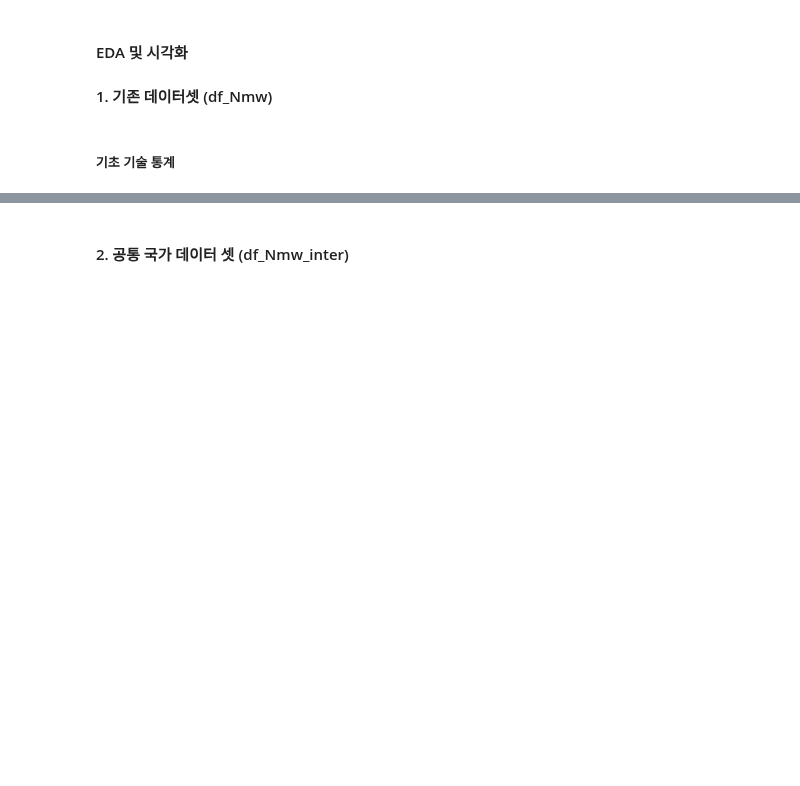
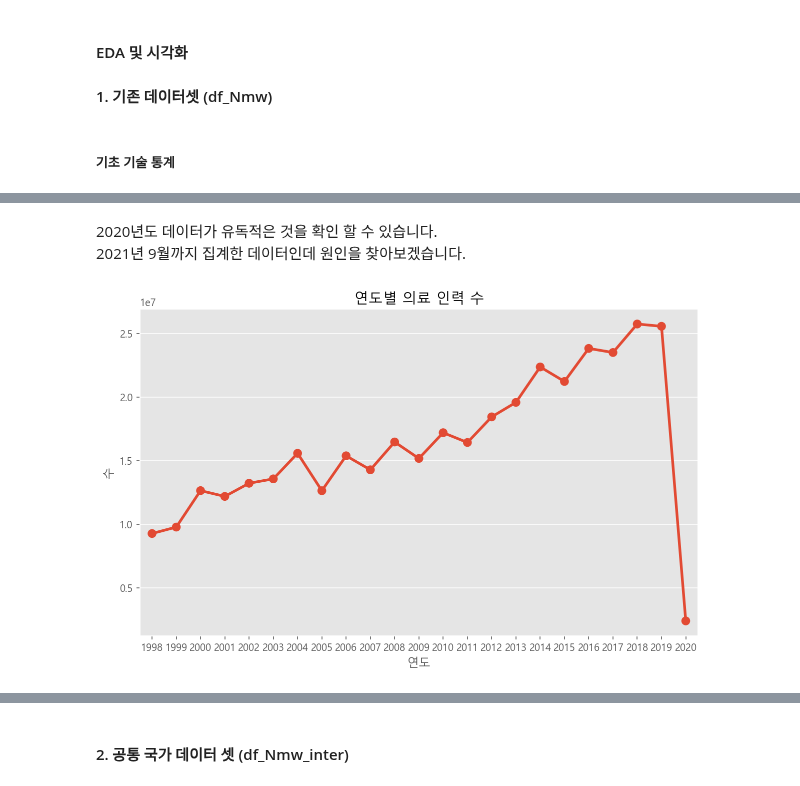
Before and after one commit to nuyhc/Mini_Project, a Jupyter notebook: 8. CAoMDDaHE/CAoMDDaHE.ipynb, the cells around one changed output, grey strips where cells are left out. Drawn from its saved outputs; the diff is of its cells as text; code cells hidden in the pictures; blank space fills up the shorter version.

```diff
--- a/8. CAoMDDaHE/CAoMDDaHE.ipynb
+++ b/8. CAoMDDaHE/CAoMDDaHE.ipynb
@@ -176,0 +212,9 @@ df_Nmw_inter.shape
+# %% [markdown]
+2020년도 데이터가 유독적은 것을 확인 할 수 있습니다.
+2021년 9월까지 집계한 데이터인데 원인을 찾아보겠습니다.
+# %%
+# 연도별 의료 인력 수
+plt.figure(figsize=(10, 6))
+_ = sns.pointplot(data=df_Nmw, x="연도", y="수", estimator=np.sum, ci=None).set_title("연도별 의료 인력 수")
+# %% [output]
+[figure, added]
```
Also changed, not shown: parts of 17 cells of this notebook.
